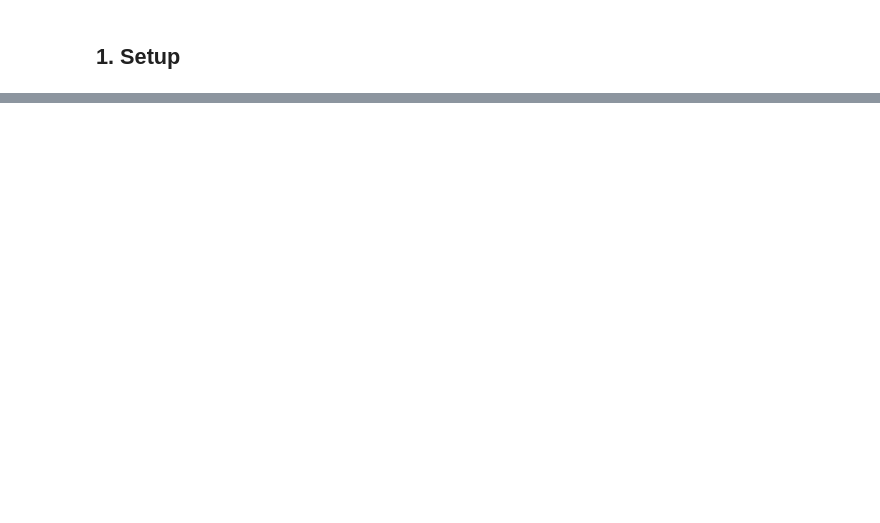
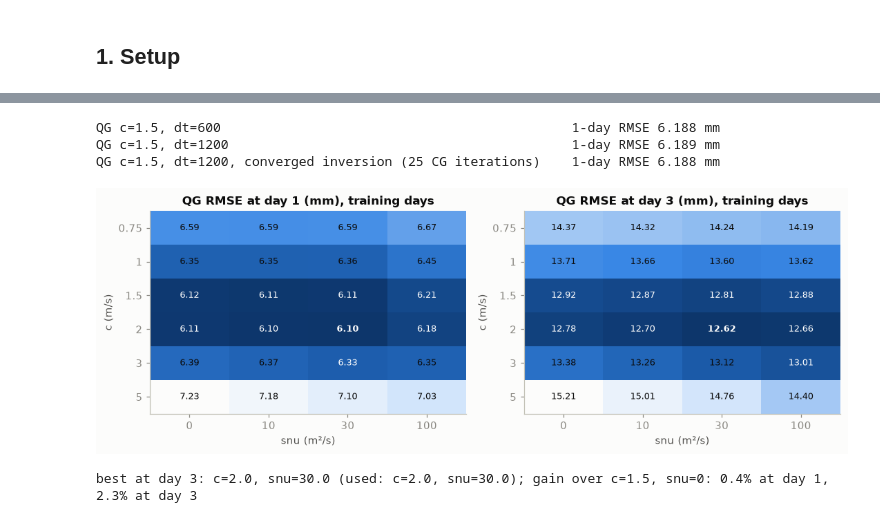
Before and after one commit to redouanelg/qgsw-DI, a Jupyter notebook: QGNet_Pytorch/notebooks/SSHforecastingQGSW_PyTorch_multistep.ipynb, the cells around one changed output, grey strips where cells are left out. Drawn from its saved outputs; the diff is of its cells as text; code cells hidden in the pictures; blank space fills up the shorter version.

```diff
--- a/QGNet_Pytorch/notebooks/SSHforecastingQGSW_PyTorch_multistep.ipynb
+++ b/QGNet_Pytorch/notebooks/SSHforecastingQGSW_PyTorch_multistep.ipynb
@@ -1536,0 +228,60 @@ else:
+# %%
+probe = idx["val"][::4]
+rows = []
+for dt in (600, 1200):
+    r = np.mean([float(case_default.mse(case_default.forecast(s, 1, dt=dt), case_default.target(s, 1))[0].sqrt())
+                 for s in probe])
+    rows.append((f"QG c=1.5, dt={dt}", r))
+with L.inversion_iterations(25):
+    r = np.mean([float(case_default.mse(case_default.forecast(s, 1), case_default.target(s, 1))[0].sqrt())
+                 for s in probe])
+rows.append(("QG c=1.5, dt=1200, converged inversion (25 CG iterations)", r))
+for name, r in rows:
+    print(f"{name:60s} 1-day RMSE {1e3*r:.3f} mm")
+# %% [output]
+QG c=1.5, dt=600                                             1-day RMSE 6.188 mm
+QG c=1.5, dt=1200                                            1-day RMSE 6.189 mm
+QG c=1.5, dt=1200, converged inversion (25 CG iterations)    1-day RMSE 6.188 mm
+# %%
+tuning_file = L.CHECKPOINT_DIR / "qg_tuning.json"
+C_GRID = [0.75, 1.0, 1.5, 2.0, 3.0, 5.0]
+SNU_GRID = [0.0, 10.0, 30.0, 100.0]
+if tuning_file.exists() and not RETRAIN:
+    tuning = json.loads(tuning_file.read_text())
+else:
+    tuning, t0 = {}, time.perf_counter()
+    tune_case = L.Case(data)
+    for c in C_GRID:
+        for snu in SNU_GRID:
+            tune_case.set_physics(c, snu)
+            tuning[f"{c}_{snu}"] = L.rmse_by_lead(tune_case, idx["train"][::6], days=3).mean(0).tolist()
+    L.CHECKPOINT_DIR.mkdir(exist_ok=True)
+    tuning_file.write_text(json.dumps(tuning))
+    print(f"tuning took {time.perf_counter()-t0:.0f} s")
+
+grid = np.array([[tuning[f"{c}_{s}"] for s in SNU_GRID] for c in C_GRID])   # (c, snu, lead)
+fig, axes = plt.subplots(1, 2, figsize=(10, 3.6))
+for ax, lead in zip(axes, (0, 2)):
+    z = 1e3 * grid[..., lead]
+    im = ax.imshow(z, cmap=SEQUENTIAL.reversed(), aspect="auto")
+    for i in range(len(C_GRID)):
+        for j in range(len(SNU_GRID)):
+            best = z[i, j] == z.min()
+            ax.text(j, i, f"{z[i, j]:.2f}", ha="center", va="center", fontsize=8.5,
+                    color="#ffffff" if z[i, j] < np.percentile(z, 35) else INK,
+                    fontweight="bold" if best else "normal")
+    ax.set_xticks(range(len(SNU_GRID)), [f"{s:g}" for s in SNU_GRID])
+    ax.set_yticks(range(len(C_GRID)), [f"{c:g}" for c in C_GRID])
+    ax.set_xlabel("snu (m²/s)")
+    ax.set_ylabel("c (m/s)")
+    ax.set_title(f"QG RMSE at day {lead+1} (mm), training days")
+    ax.grid(False)
+fig.tight_layout()
+plt.show()
+i, j = np.unravel_index(np.argmin(grid[..., 2]), grid.shape[:2])
+print(f"best at day 3: c={C_GRID[i]}, snu={SNU_GRID[j]} (used: c={L.C_TUNED}, snu={L.SNU_TUNED}); "
+      f"gain over c=1.5, snu=0: {100*(1-grid[i, j, 0]/grid[2, 0, 0]):.1f}% at day 1, "
+      f"{100*(1-grid[i, j, 2]/grid[2, 0, 2]):.1f}% at day 3")
+# %% [output]
+[figure, added]
+best at day 3: c=2.0, snu=30.0 (used: c=2.0, snu=30.0); gain over c=1.5, snu=0: 0.4% at day 1, 2.3% at day 3
```
Also changed, not shown: parts of 44 cells of this notebook, 2 other files.
